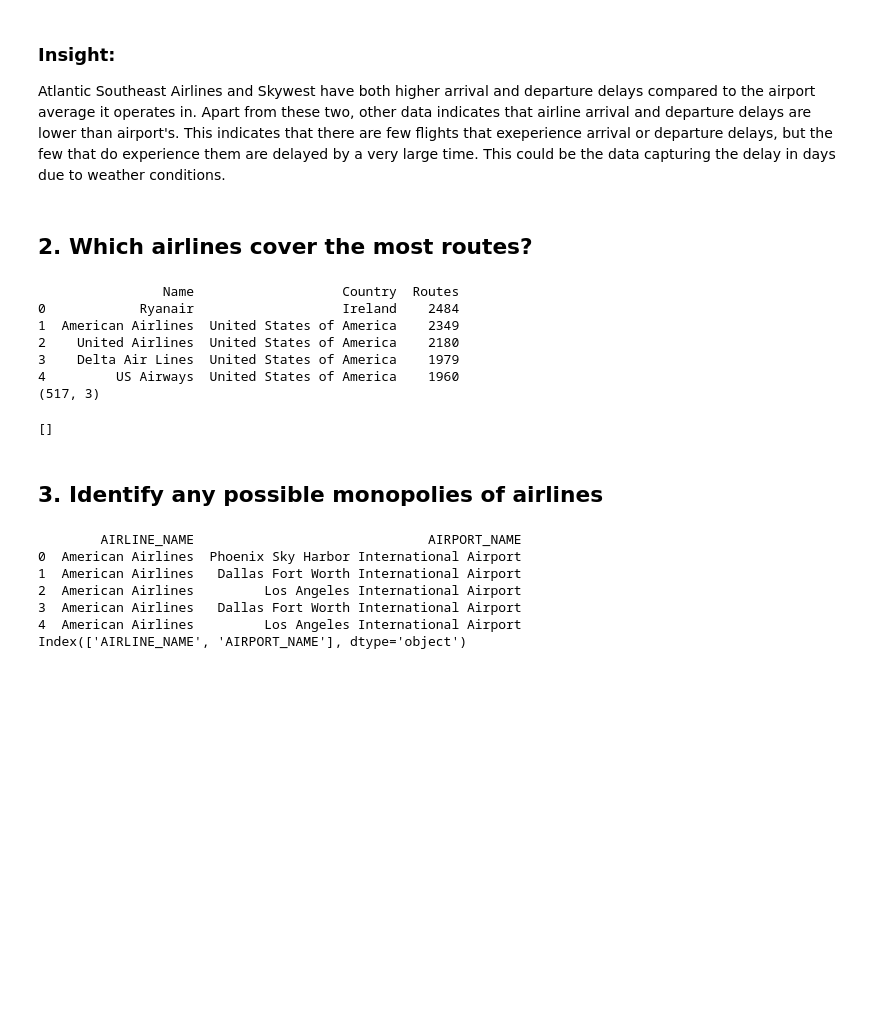
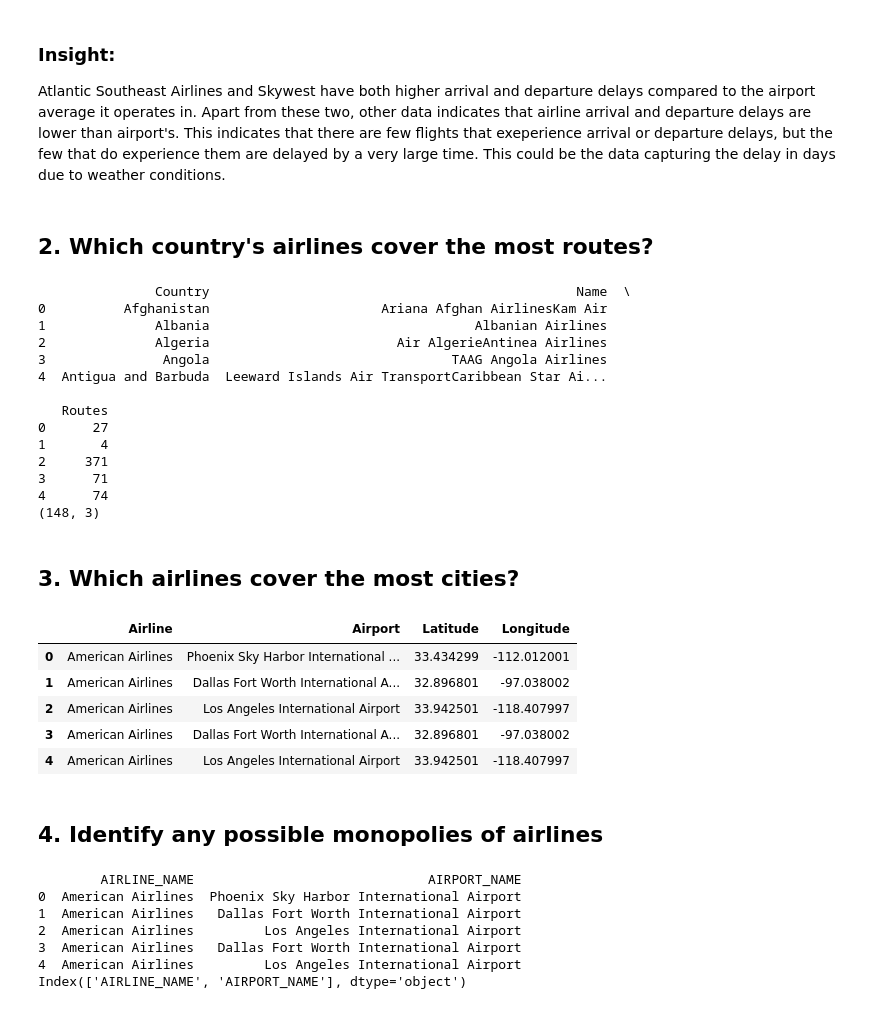
Before and after one commit to torchlightwizard/Data-Analysis-Flight-Travel, a Jupyter notebook: notebooks/eda.ipynb, the cells around one changed output. Cells and saved outputs as stored; diff of their text form; code cells hidden in the pictures; blank space fills up the shorter version.

Commit message:
correct country names, apparently they are not ISO-3

```diff
--- a/notebooks/eda.ipynb
+++ b/notebooks/eda.ipynb
@@ -1554,31 +1554,30 @@ plot_airport_delay(late_dep, "ABE", "Comparison of Airport vs Airline Departure
 Atlantic Southeast Airlines and Skywest have both higher arrival and departure delays compared to the airport average it operates in.
 Apart from these two, other data indicates that airline arrival and departure delays are lower than airport's. This indicates that there are few flights that exeperience arrival or departure delays, but the few that do experience them are delayed by a very large time. This could be the data capturing the delay in days due to weather conditions.
 # %% [markdown]
-## 2. Which airlines cover the most routes?
+## 2. Which country's airlines cover the most routes?
 # %%
 most = pd.DataFrame(routes["Airline"].value_counts()).reset_index()
 most = most.merge(airlines, how="inner", left_on="Airline", right_on="IATA")
 most = most[["Name", "Country", "count"]]
 most.columns = ["Name", "Country", "Routes"]
+most = most.groupby("Country").sum().reset_index()
 print(most.head())
 print(most.shape)
-# most = None
 # %% [output]
-                Name                   Country  Routes
-0            Ryanair                   Ireland    2484
-1  American Airlines  United States of America    2349
-2    United Airlines  United States of America    2180
-3    Delta Air Lines  United States of America    1979
-4         US Airways  United States of America    1960
-(517, 3)
+               Country                                               Name  \
+0          Afghanistan                      Ariana Afghan AirlinesKam Air
+1              Albania                                  Albanian Airlines
+2              Algeria                        Air AlgerieAntinea Airlines
+3               Angola                               TAAG Angola Airlines
+4  Antigua and Barbuda  Leeward Islands Air TransportCaribbean Star Ai...
+
+   Routes
+0      27
+1       4
+2     371
+3      71
+4      74
+(148, 3)
-# %%
-# Checking missing countries
-most_countries = ([str(c).strip() for c in most["Country"].sort_values().unique()])
-countries_countries = ([str(c).strip() for c in countries["Country"]])
-
-print([c for c in most_countries if c not in countries_countries])
-# %% [output]
-[]
 # %%
 import plotly.express as px
 
@@ -1593,3 +1592,27 @@ fig = px.choropleth(
 )
 
 fig.show()
+# %% [markdown]
+## 3. Which airlines cover the most cities?
+# %%
+most_origin = schedule[["OP_CARRIER", "ORIGIN"]]
+most_origin.columns = ["Airline", "Airport"]
+most_dest = schedule[["OP_CARRIER", "DEST"]]
+most_dest.columns = ["Airline", "Airport"]
+most = pd.concat([most_origin, most_dest]).merge(airports, how="inner", left_on="Airport", right_on="IATA")
+
+most = most[["Airline", "Name", "Latitude", "Longitude"]]
+most.columns = ["Airline", "Airport", "Latitude", "Longitude"]
+
+most = most.merge(airlines, how="inner", left_on="Airline", right_on="IATA")
+most = most[["Name", "Airport", "Latitude", "Longitude"]]
+most.columns = ["Airline", "Airport", "Latitude", "Longitude"]
+
+most.head()
+# %% [output]
+|  | Airline | Airport | Latitude | Longitude |
+| 0 | American Airlines | Phoenix Sky Harbor International ... | 33.434299 | -112.012001 |
+| 1 | American Airlines | Dallas Fort Worth International A... | 32.896801 | -97.038002 |
+| 2 | American Airlines | Los Angeles International Airport | 33.942501 | -118.407997 |
+| 3 | American Airlines | Dallas Fort Worth International A... | 32.896801 | -97.038002 |
+| 4 | American Airlines | Los Angeles International Airport | 33.942501 | -118.407997 |
@@ -1596,4 +1621,4 @@ fig.show()
 # %% [markdown]
-## 3. Identify any possible monopolies of airlines
+## 4. Identify any possible monopolies of airlines
 # %%
 busy1 = schedule[["ORIGIN", "OP_CARRIER"]]
```
Also changed, not shown: parts of 15 cells of this notebook, 1 other file.
